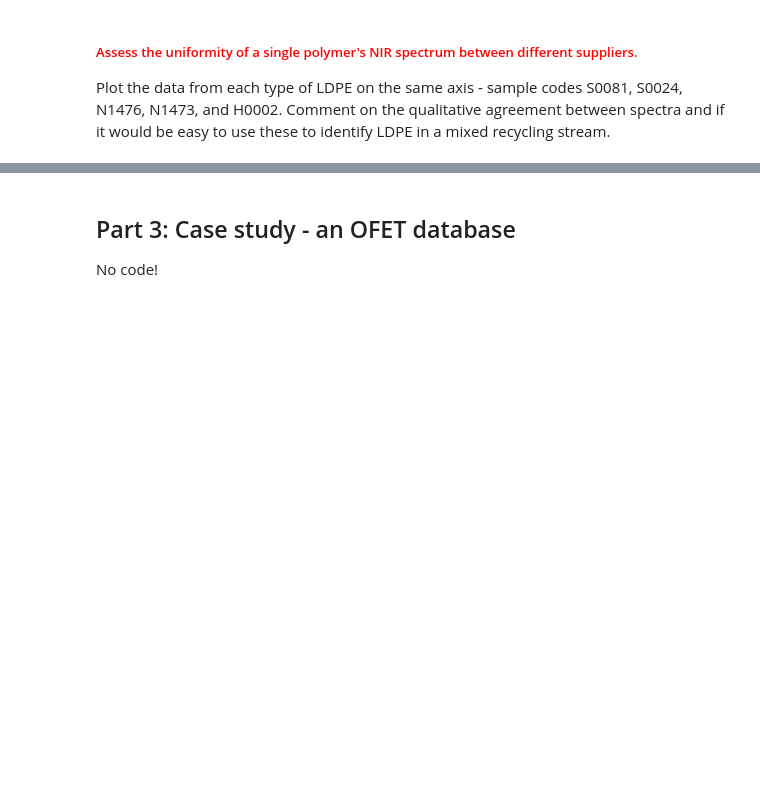
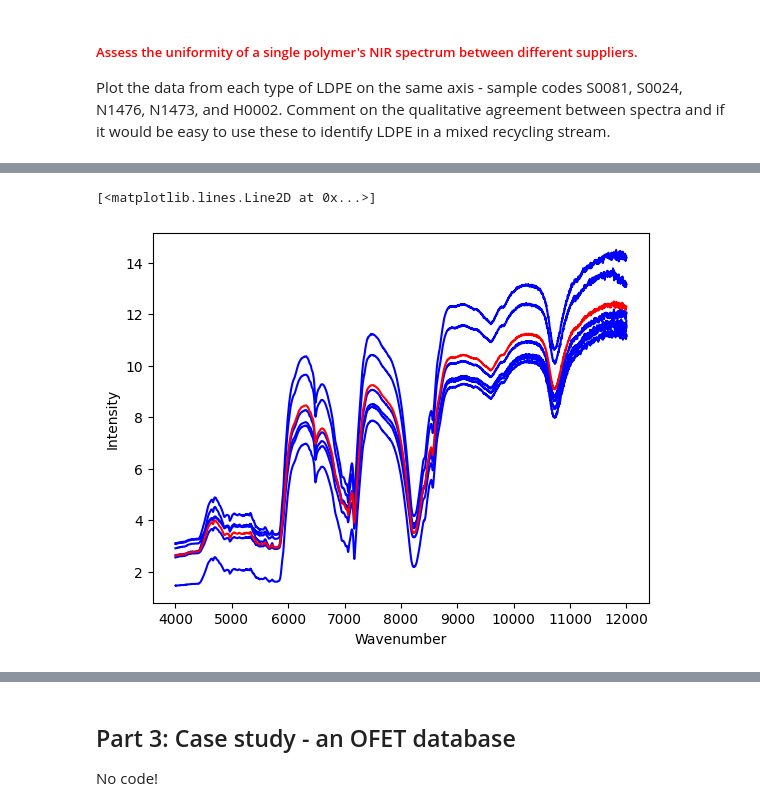
Before and after one commit to blajiness/CHE_7530-Assignments, a Jupyter notebook: Assignment1.ipynb, the cells around one changed output, grey strips where cells are left out. Cells and saved outputs as stored; diff of their text form; code cells hidden in the pictures; blank space fills up the shorter version.

```diff
--- a/Assignment1.ipynb
+++ b/Assignment1.ipynb
@@ -165,0 +193,23 @@ Plot the data from each type of LDPE on the same axis - sample codes S0081, S002
+# %%
+LDPE11 = pd.read_csv('/content/nir_corr_po/Data/NIR/H0002LDPE_1.csv')
+LDPE12 = pd.read_csv('/content/nir_corr_po/Data/NIR/H0002LDPE_2.csv')
+LDPE13 = pd.read_csv('/content/nir_corr_po/Data/NIR/H0002LDPE_3.csv')
+LDPE14 = pd.read_csv('/content/nir_corr_po/Data/NIR/H0002LDPE_4.csv')
+LDPE15 = pd.read_csv('/content/nir_corr_po/Data/NIR/H0002LDPE_5.csv')
+LDPE16 = pd.read_csv('/content/nir_corr_po/Data/NIR/H0002LDPE_6.csv')
+# %%
+plt.plot(LDPE11['Wavenumber'], LDPE11['Intensity'],color ='blue')
+plt.plot(LDPE12['Wavenumber'], LDPE12['Intensity'],color ='blue')
+plt.plot(LDPE13['Wavenumber'], LDPE13['Intensity'],color ='blue')
+plt.plot(LDPE14['Wavenumber'], LDPE14['Intensity'],color ='blue')
+plt.plot(LDPE15['Wavenumber'], LDPE15['Intensity'],color ='blue')
+plt.plot(LDPE16['Wavenumber'], LDPE16['Intensity'],color ='blue')
+plt.xlabel('Wavenumber')
+plt.ylabel('Intensity')
+
+averageLDPE1 = LDPE11+LDPE12+LDPE13+LDPE14+LDPE15+LDPE16
+averageLDPE1 = averageLDPE1/6
+plt.plot(averageLDPE1['Wavenumber'], averageLDPE1['Intensity'],color ='red')
+# %% [output]
+[<matplotlib.lines.Line2D at 0x...>]
+[figure, added]
```
Also changed, not shown: parts of 11 cells of this notebook.
